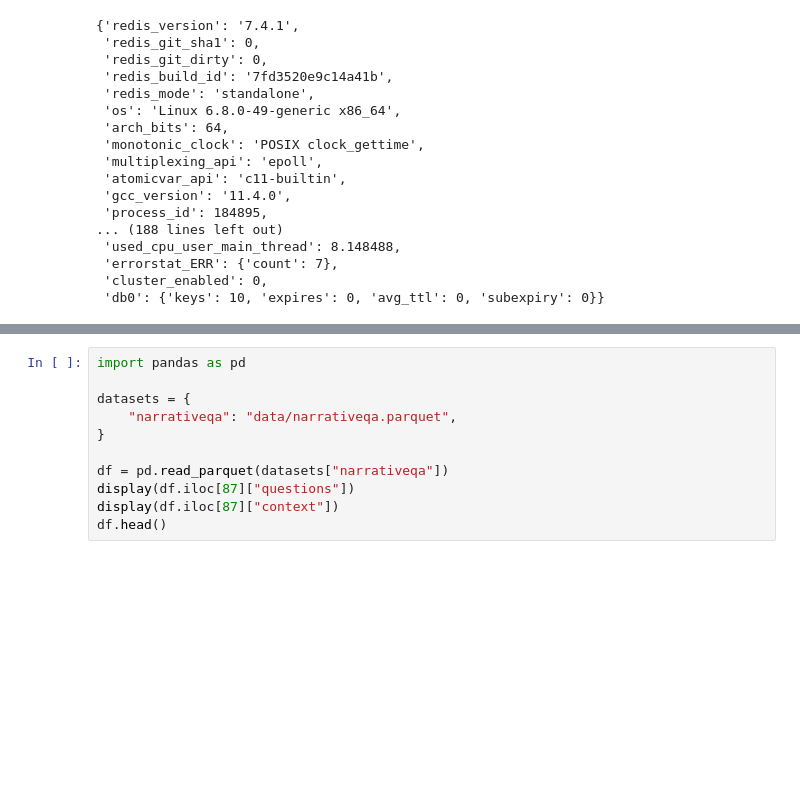
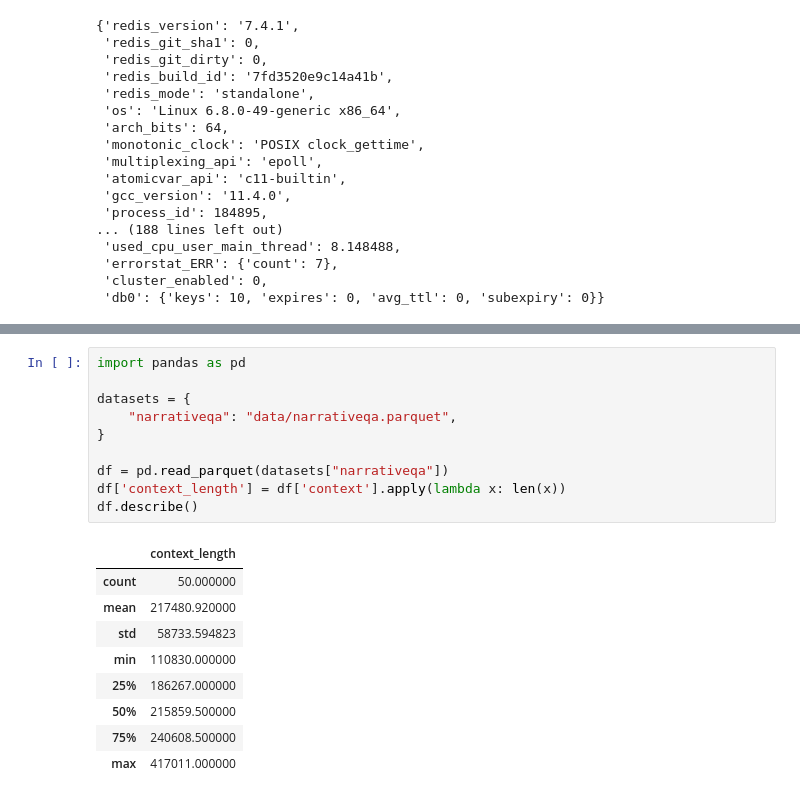
Before and after one commit to pacificcoast1/llama-stack, a Jupyter notebook: query4_redis.ipynb, the cells around one changed output, grey strips where cells are left out. Cells and saved outputs as stored; diff of their text form; blank space fills up the shorter version.

```diff
--- a/query4_redis.ipynb
+++ b/query4_redis.ipynb
@@ -84,11 +102,20 @@ for chunk, score in zip(response.chunks, response.scores):
 # %%
 import pandas as pd
 
 datasets = {
     "narrativeqa": "data/narrativeqa.parquet",
 }
 
 df = pd.read_parquet(datasets["narrativeqa"])
-display(df.iloc[87]["questions"])
-display(df.iloc[87]["context"])
-df.head()
+df['context_length'] = df['context'].apply(lambda x: len(x))
+df.describe()
+# %% [output]
+|  | context_length |
+| count | 50.000000 |
+| mean | 217480.920000 |
+| std | 58733.594823 |
+| min | 110830.000000 |
+| 25% | 186267.000000 |
+| 50% | 215859.500000 |
+| 75% | 240608.500000 |
+| max | 417011.000000 |
```
Also changed, not shown: parts of 11 cells of this notebook, 4 other files.
